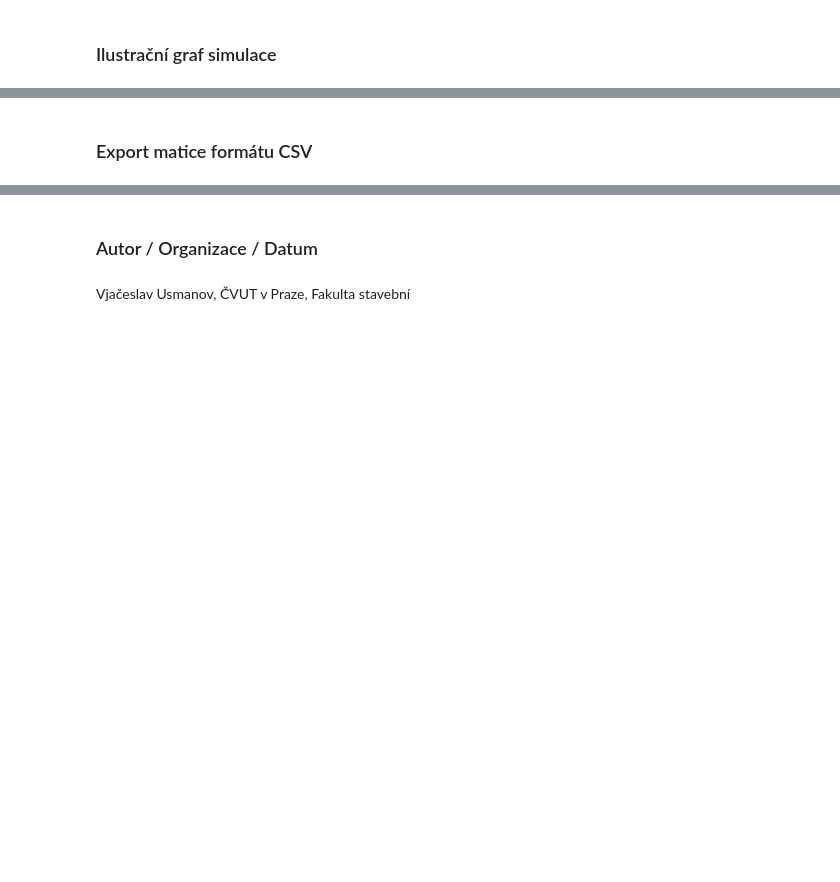
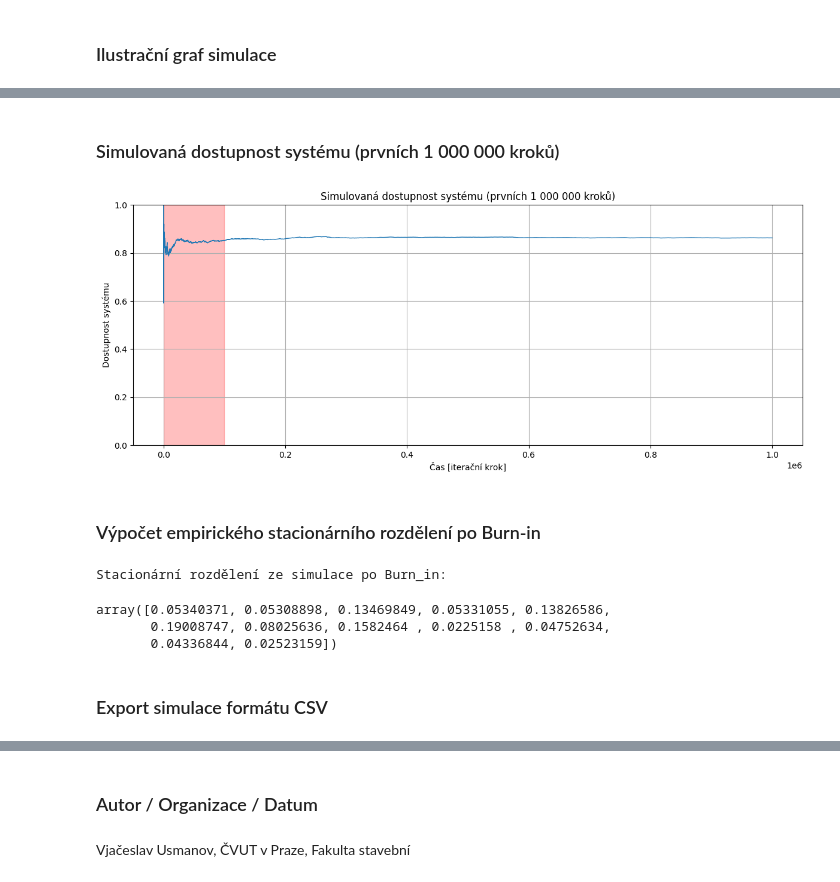
Before and after one commit to UsmanovSla/MGD-RSS, a Jupyter notebook: model/03_StochModel/SM_03_MCMC_samples.ipynb, the cells around one changed output, grey strips where cells are left out. Saved outputs shown, nothing was run; the diff lists cells and outputs as text; code cells hidden in the pictures; blank space fills up the shorter version.

```diff
--- a/model/03_StochModel/SM_03_MCMC_samples.ipynb
+++ b/model/03_StochModel/SM_03_MCMC_samples.ipynb
@@ -126,6 +168,0 @@ Počáteční transientní fáze simulace (burn-in) byla identifikována a odstr
-# %%
-burn_in = 50_000
-running_mean = np.cumsum(samples==5)/np.arange(1,len(samples)+1)
-plt.figure(figsize=(12,5))
-plt.axvspan(0, burn_in, color='red', alpha=0.2, label='Burn-in')
-plt.plot(running_mean)
@@ -182,4 +194,50 @@ plt.show()
+# %% [markdown]
+### Simulovaná dostupnost systému (prvních 1 000 000 kroků)
+# %%
+N = 1_000_000
+
+# ===== Indikátor provozu =====
+# S1–S8 jsou provozní stavy (index 1–8)
+samples = np.array(samples)
+operational = (samples < 9).astype(int)
+
+# ===== Běžící dostupnost =====
+availability_running = np.cumsum(operational[:N]) / np.arange(1, N+1)
+
+# ===== Graf =====
+plt.figure(figsize=(12,5))
+plt.plot(availability_running, linewidth=1)
+
+plt.axvspan(0, burn_in, color='red', alpha=0.25)
+
+plt.xlabel("Čas [iterační krok]")
+plt.ylabel("Dostupnost systému")
+plt.title("Simulovaná dostupnost systému (prvních 1 000 000 kroků)")
+
+plt.ylim(0, 1)
+plt.grid(True)
+plt.tight_layout()
+plt.show()
+# %% [output]
+[figure, added]
+# %% [markdown]
+### Výpočet empirického stacionárního rozdělení po Burn-in
+# %%
+# Výpočet empirického stacionárního rozdělení π ze simulace po Burn-in
+# jako podílu času stráveného v jednotlivých stavech
+total_time = sum(state_time_counter_burn_in.values())
+pi_sim = np.array([state_time_counter_burn_in[s]/total_time for s in T.keys()])
+
+print("Stacionární rozdělení ze simulace po Burn_in:")
+
+cycle_times = np.round(pi_sim, 8)
+cycle_times
+# %% [output]
+Stacionární rozdělení ze simulace po Burn_in:
+array([0.05340371, 0.05308898, 0.13469849, 0.05331055, 0.13826586,
+       0.19008747, 0.08025636, 0.1582464 , 0.0225158 , 0.04752634,
+       0.04336844, 0.02523159])
 # %% [markdown]
-### Export matice formátu CSV
+### Export simulace formátu CSV
 # %%
 df_sim = pd.DataFrame({
```
Also changed, not shown: parts of 30 cells of this notebook, 42 other files.
